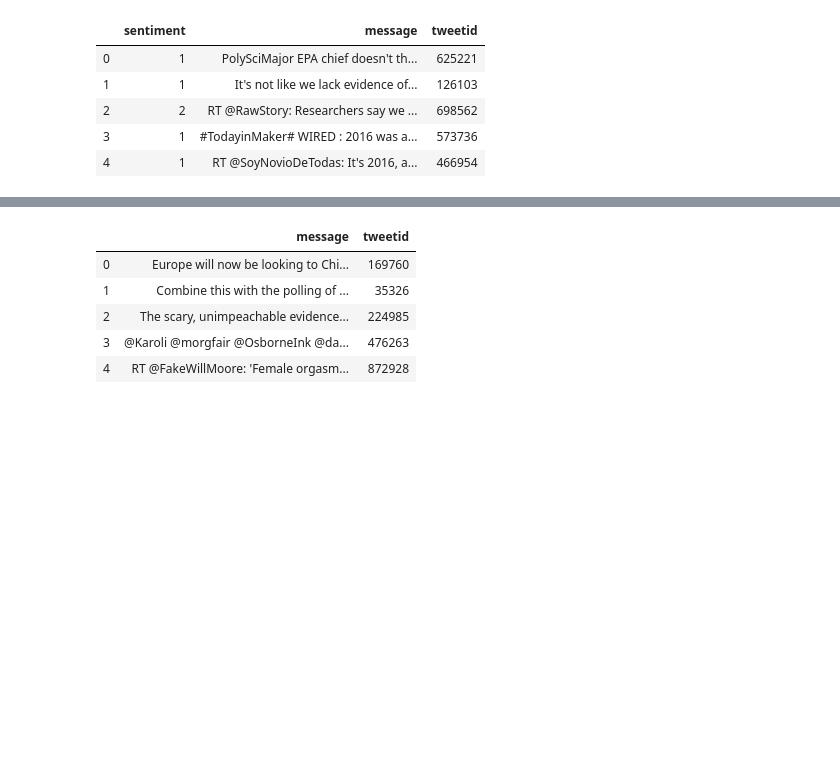
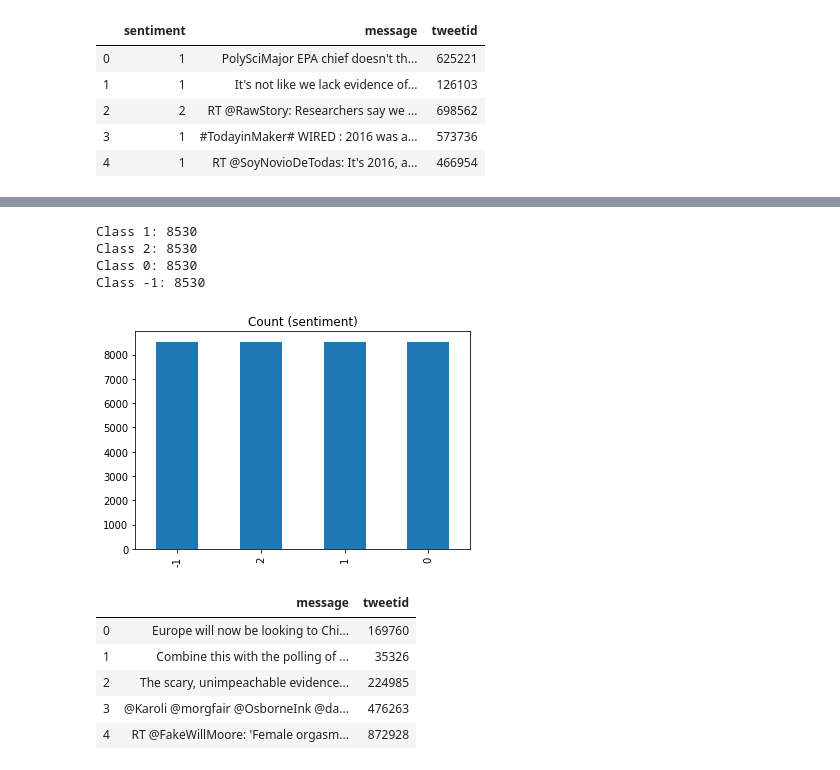
Before and after one commit to Khensani/predicts, a Jupyter notebook: Classification/Classification Predict.ipynb, the cells around one changed output, grey strips where cells are left out. Drawn from its saved outputs; the diff is of its cells as text; code cells hidden in the pictures; blank space fills up the shorter version.

```diff
--- a/Classification/Classification Predict.ipynb
+++ b/Classification/Classification Predict.ipynb
@@ -70,0 +73,26 @@ Name: sentiment, dtype: int64
+# %%
+# c1,c2,c0,c_1 = train.sentiment.value_counts()
+
+# df1 = train[train['sentiment'] == 0]
+# df2 = train[train['sentiment'] == 2]
+# df0 = train[train['sentiment'] == 0]
+# df_1 = train[train['sentiment'] == -1]
+
+# df1_under = df1.sample(c2)
+# df_test_under = pd.concat([df1_under, c2, c0, c_1], axis=0)
+# df_test_under.target.value_counts().plot(kind='bar', title='Count (sentiment)')
+
+from sklearn.utils import resample
+
+c1 = train[train.sentiment==1]
+c2 = train[train.sentiment==2]
+c0 = train[train.sentiment==0]
+c_1 = train[train.sentiment==-1]
+
+c2_sampled = resample(c2,replace=True,n_samples=8530,random_state=123)
+c0_sampled = resample(c0,replace=True,n_samples=8530,random_state=123)
+cn1_sampled = resample(c_1,replace=True,n_samples=8530,random_state=123)
+
+df_upsampled = pd.concat([c1, c2_sampled, c0_sampled, cn1_sampled])
+
+df_upsampled.sentiment.value_counts()
@@ -71,3 +114,17 @@ Name: sentiment, dtype: int64
+# %%
+sentiment_count = df_upsampled.sentiment.value_counts()
+print('Class 1:', sentiment_count[1])
+print('Class 2:', sentiment_count[2])
+print('Class 0:', sentiment_count[0])
+print('Class -1:', sentiment_count[-1])
+
+sentiment_count.plot(kind='bar', title='Count (sentiment)');
+# %% [output]
+Class 1: 8530
+Class 2: 8530
+Class 0: 8530
+Class -1: 8530
+[figure, added]
 # %%
 test.head()
 # %% [output]
```
Also changed, not shown: parts of 24 cells of this notebook, 1 other file.
